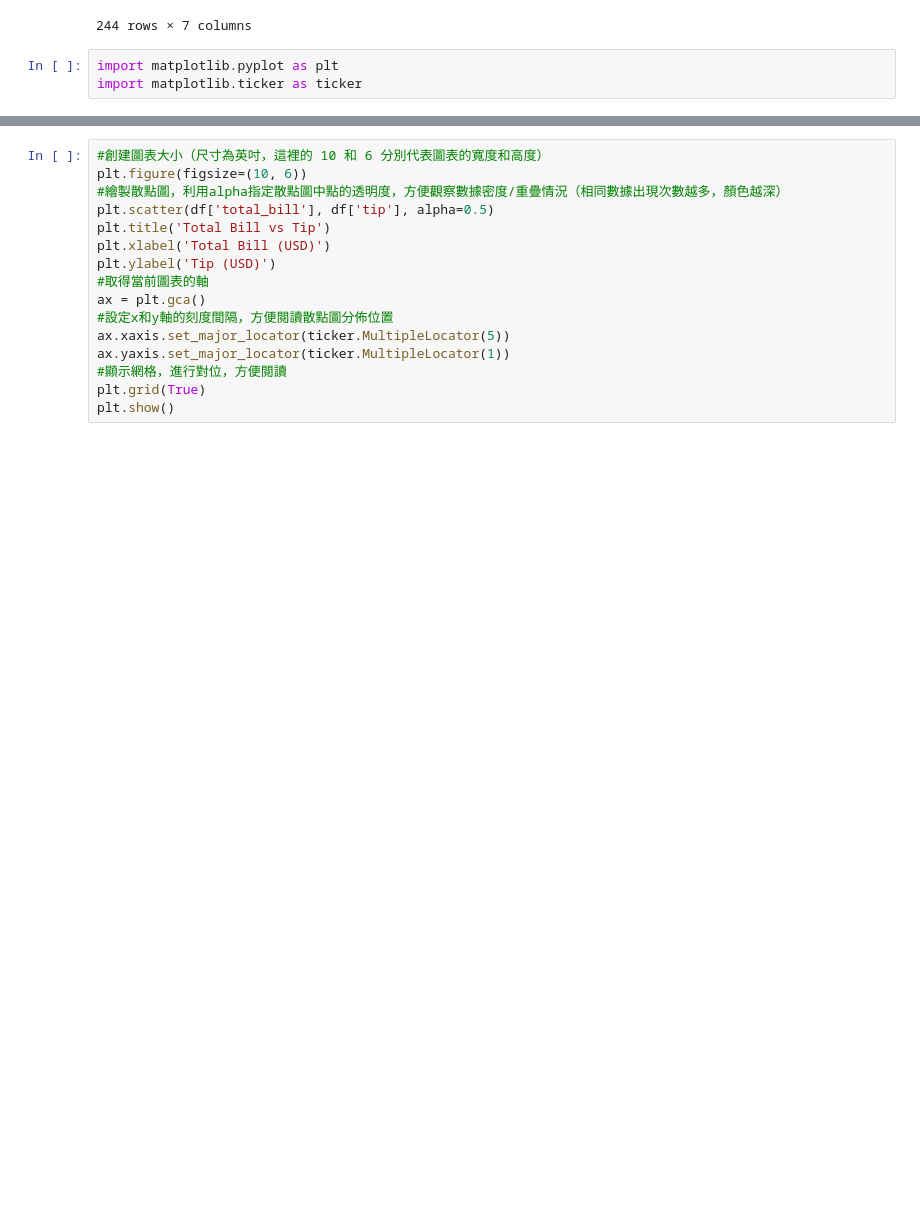
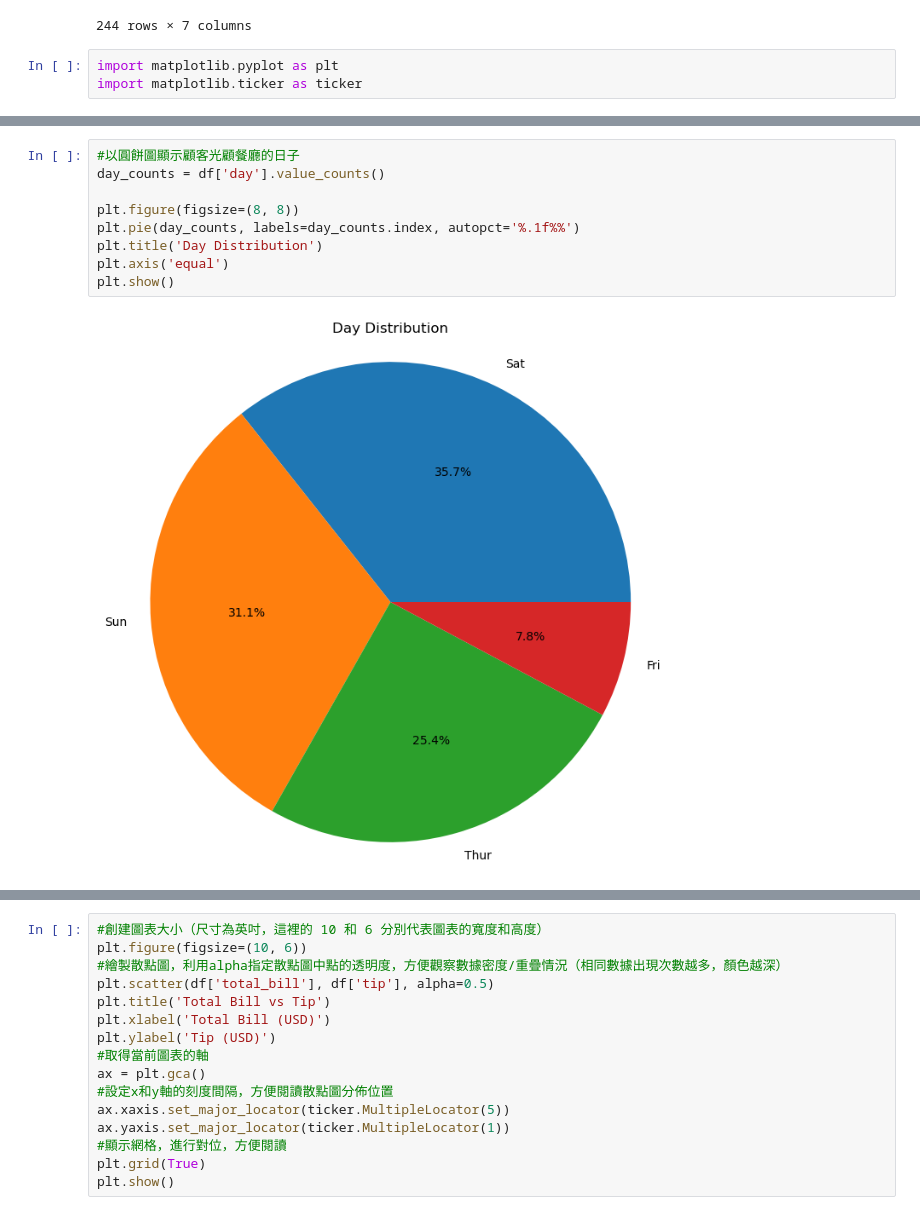
Before and after one commit to l007l/112-2-Programming-Language, a Jupyter notebook: HW2/資料視覺化.ipynb, the cells around one changed output, grey strips where cells are left out. Saved outputs shown, nothing was run; the diff lists cells and outputs as text; blank space fills up the shorter version.

```diff
--- a/HW2/資料視覺化.ipynb
+++ b/HW2/資料視覺化.ipynb
@@ -27,0 +52,11 @@ import matplotlib.ticker as ticker
+# %%
+#以圓餅圖顯示顧客光顧餐廳的日子
+day_counts = df['day'].value_counts()
+
+plt.figure(figsize=(8, 8))
+plt.pie(day_counts, labels=day_counts.index, autopct='%.1f%%')
+plt.title('Day Distribution')
+plt.axis('equal')
+plt.show()
+# %% [output]
+[figure, added]
```
Also changed, not shown: parts of 5 cells of this notebook.
